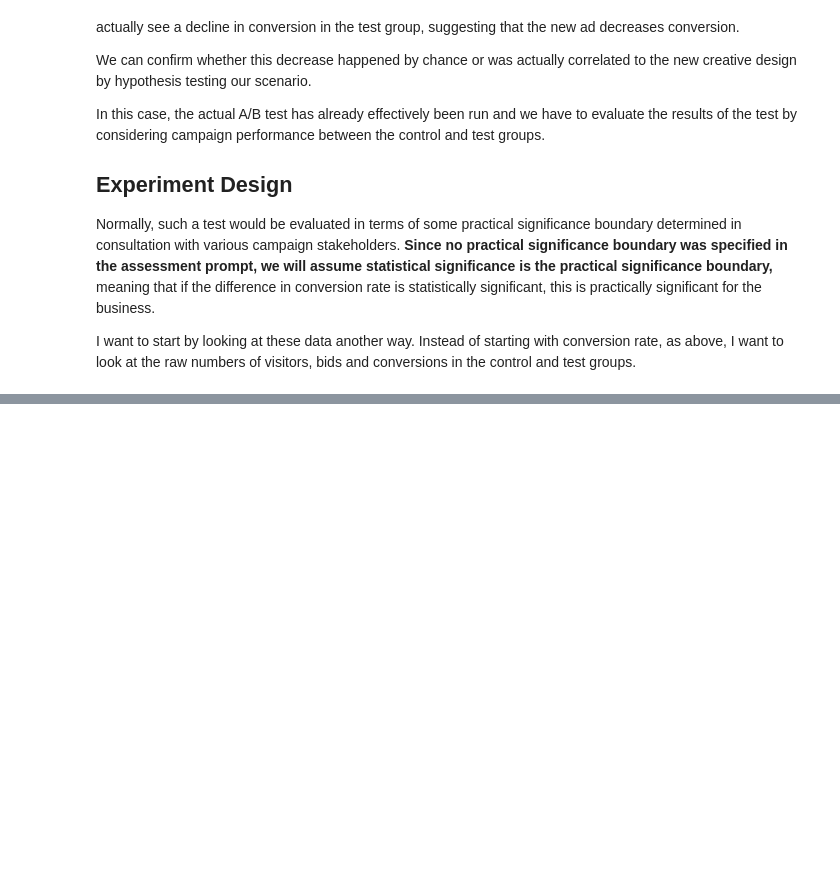
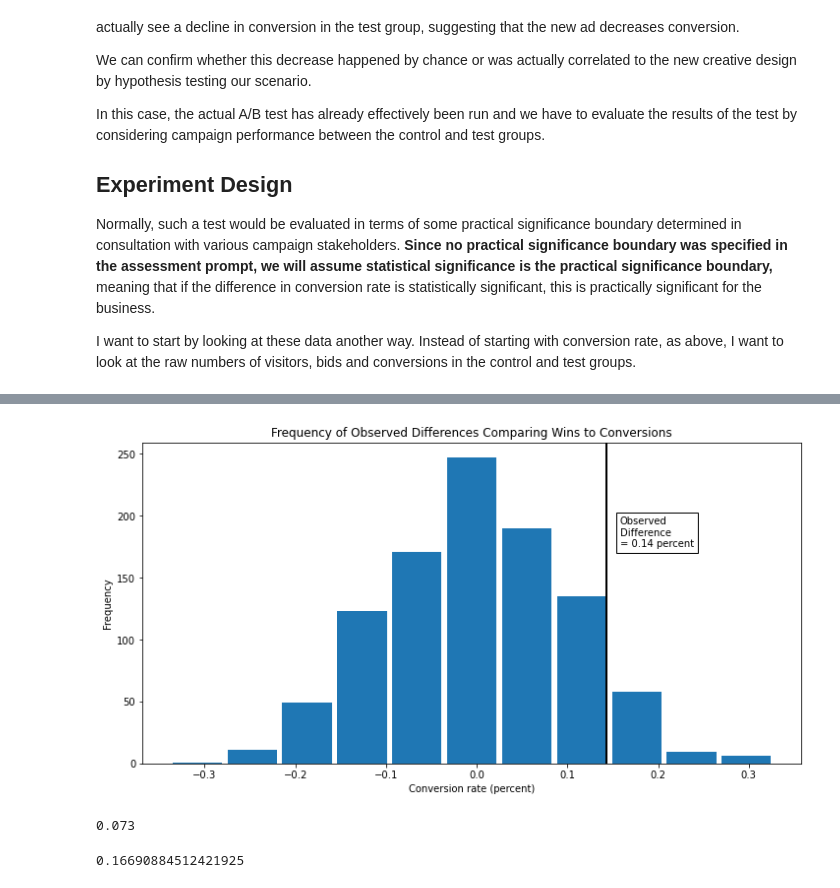
Before and after one commit to jkurdys/Vericast, a Jupyter notebook: notebooks/EDA.ipynb, the cells around one changed output, grey strips where cells are left out. Drawn from its saved outputs; the diff is of its cells as text; code cells hidden in the pictures; blank space fills up the shorter version.

```diff
--- a/notebooks/EDA.ipynb
+++ b/notebooks/EDA.ipynb
@@ -320,0 +357,17 @@ calcZscore(conv_df)
+# %%
+pt_diffs, obs_pct_diff = get_pt_diffs(conv_df[['wins', 'conversions']])
+# %%
+make_perm_hist(pt_diffs,
+               obs_pct_diff,
+               'Frequency of Observed Differences Comparing Wins to Conversions',
+               [1.1*obs_pct_diff, 175])
+# %% [output]
+[figure, added]
+# %%
+np.mean([diff > obs_pct_diff for diff in pt_diffs])
+# %% [output]
+0.073
+# %%
+calc_pVal(conv_df[['wins', 'conversions']])
+# %% [output]
+0.16690884512421925
```
Also changed, not shown: parts of 15 cells of this notebook, 2 other files.
